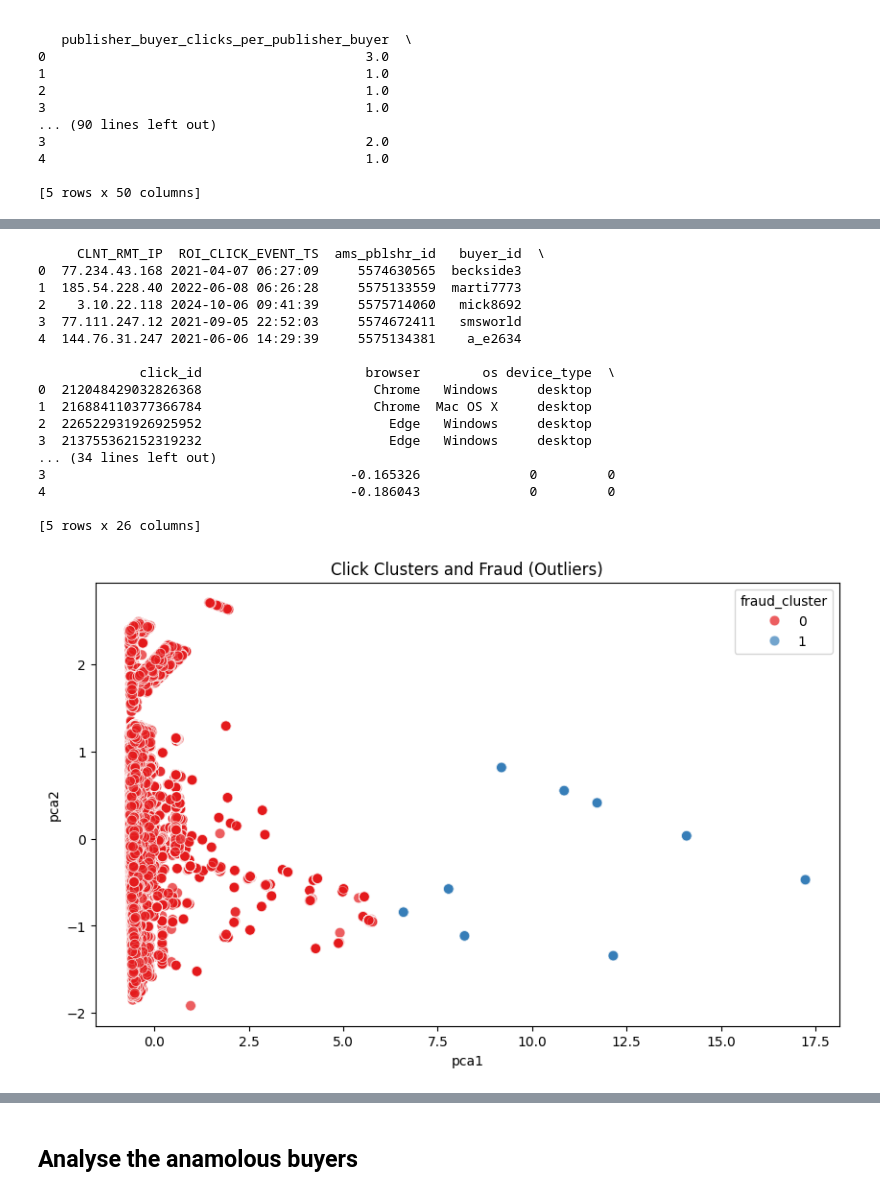
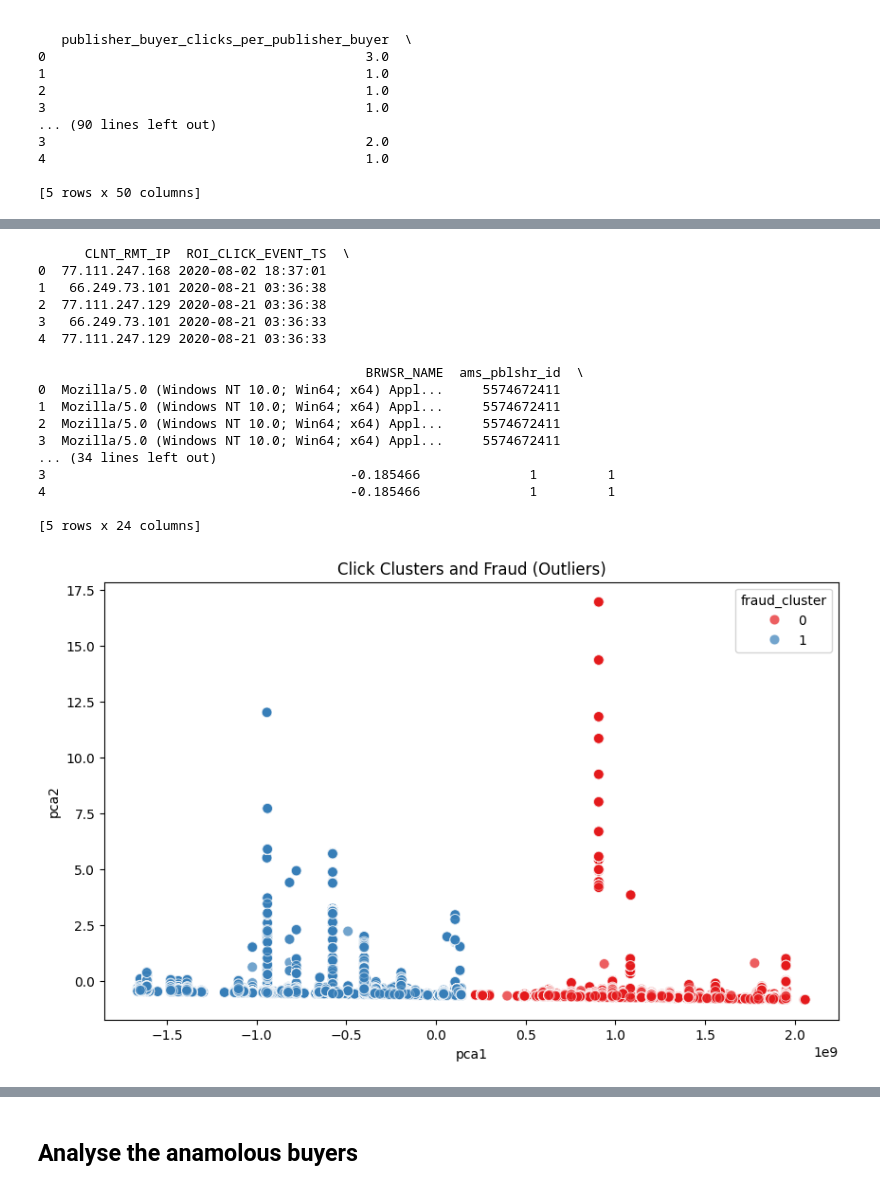
Before and after one commit to UtkarshS20/vpn_annotator, a Jupyter notebook: notebooks/model_training.ipynb, the cells around one changed output, grey strips where cells are left out. Drawn from its saved outputs; the diff is of its cells as text; code cells hidden in the pictures.

```diff
--- a/notebooks/model_training.ipynb
+++ b/notebooks/model_training.ipynb
@@ -142,4 +107,4 @@ test_df_pandas.to_csv('../data/csv/test_set.csv', index=False)
 # %%
 import pandas as pd
 
-df = pd.read_csv('../data/csv/train_set.csv')
+df = pd.read_csv('../data/csv/data.csv')
@@ -580,22 +590,15 @@ Index(['CLNT_RMT_IP', 'ROI_CLICK_EVENT_TS', 'ams_pblshr_id', 'buyer_id',
 # %%
-cols = ['ip_as_int', 'year', 'month', 'day', 'hour', 'minute',
-       'second', 'day_of_week', 'click_count_CLNT_RMT_IP',
-       'click_count_ams_pblshr_id', 'click_count_buyer_id',
-       'click_count_CLNT_RMT_IP+ams_pblshr_id',
-       'click_count_CLNT_RMT_IP+buyer_id',
-       'click_count_ams_pblshr_id+buyer_id',
-       'click_count_CLNT_RMT_IP+ams_pblshr_id+buyer_id', 'browser_Chrome',
-       'browser_Chrome Mobile', 'browser_Edge', 'browser_Facebook',
-       'browser_Firefox', 'browser_Google', 'browser_Mobile Safari',
-       'browser_Mobile Safari UI/WKWebView', 'browser_Opera', 'browser_Other',
-       'browser_Safari', 'browser_Samsung Internet', 'os_Android',
-       'os_Chrome OS', 'os_Linux', 'os_Mac OS X', 'os_Other', 'os_Ubuntu',
-       'os_Windows', 'os_iOS']
-feature_df = df_encoded[cols]
+
 
 # 'device_type_desktop', 'device_type_mobile',
 #        'device_type_other', 'device_type_tablet'
-
+# 'browser_Chrome',
+#        'browser_Chrome Mobile', 'browser_Edge', 'browser_Facebook',
+#        'browser_Firefox', 'browser_Google', 'browser_Mobile Safari',
+#        'browser_Mobile Safari UI/WKWebView', 'browser_Opera', 'browser_Other',
+#        'browser_Safari', 'browser_Samsung Internet', 'os_Android',
+#        'os_Chrome OS', 'os_Linux', 'os_Mac OS X', 'os_Other', 'os_Ubuntu',
+#        'os_Windows', 'os_iOS'
 import pandas as pd
 import numpy as np
 from sklearn.preprocessing import StandardScaler
@@ -616,54 +619,54 @@ numeric_columns_imputed = imputer.fit_transform(numeric_columns)
 numeric_columns_imputed = pd.DataFrame(numeric_columns_imputed, columns=numeric_columns.columns)
 
 # Step 4: Standardize the numeric features
-# scaler = StandardScaler()
-# scaled_features = scaler.fit_transform(numeric_columns_imputed)
+scaler = StandardScaler()
+scaled_features = scaler.fit_transform(numeric_columns_imputed)
 
 # Step 5: Apply KMeans for clustering
 kmeans = KMeans(n_clusters=2)  # Specify number of clusters
-kmeans_labels = kmeans.fit_predict(scaled_features)
+kmeans_labels = kmeans.fit_predict(numeric_columns_imputed)
 numeric_columns_imputed['fraud_cluster'] = kmeans_labels
 
 # Step 6: Mark fraud (cluster outliers) based on the cluster label
 numeric_columns_imputed['is_fraud'] = numeric_columns_imputed['fraud_cluster'].apply(lambda x: 1 if x == 1 else 0)
 
 # Step 7: Combine the features dataframe with the original dataframe
 # Ensure we're only combining with the rows that were imputed (those that match numeric_columns_imputed)
 df_with_features = df.loc[numeric_columns_imputed.index]  # This ensures indices match
 df_with_features = pd.concat([df_with_features, numeric_columns_imputed], axis=1)
 
 # Step 8: Display the results
-print(df_with_features.head())  # Display first few rows
+# print(df_with_features.head())  # Display first few rows
 
 # Step 9: Visualize the clustering result using PCA
 pca = PCA(n_components=2)
-reduced_features = pca.fit_transform(scaled_features)
+reduced_features = pca.fit_transform(numeric_columns_imputed)
 
 # Add PCA components to the dataframe for visualization
 df_with_features['pca1'] = reduced_features[:, 0]
 df_with_features['pca2'] = reduced_features[:, 1]
 
 # Plot the results
 plt.figure(figsize=(10, 6))
 sns.scatterplot(data=df_with_features, x='pca1', y='pca2', hue='fraud_cluster', palette='Set1', s=60, alpha=0.7)
 plt.title('Click Clusters and Fraud (Outliers)')
 plt.show()
 # %% [output]
-     CLNT_RMT_IP  ROI_CLICK_EVENT_TS  ams_pblshr_id   buyer_id  \
-0  77.234.43.168 2021-04-07 06:27:09     5574630565  beckside3
-1  185.54.228.40 2022-06-08 06:26:28     5575133559  marti7773
-2    3.10.22.118 2024-10-06 09:41:39     5575714060   mick8692
-3  77.111.247.12 2021-09-05 22:52:03     5574672411   smsworld
-4  144.76.31.247 2021-06-06 14:29:39     5575134381    a_e2634
+      CLNT_RMT_IP  ROI_CLICK_EVENT_TS  \
+0  77.111.247.168 2020-08-02 18:37:01
+1   66.249.73.101 2020-08-21 03:36:38
+2  77.111.247.129 2020-08-21 03:36:38
+3   66.249.73.101 2020-08-21 03:36:33
+4  77.111.247.129 2020-08-21 03:36:33
 
-             click_id                     browser        os device_type  \
-0  212048429032826368                      Chrome   Windows     desktop
-1  216884110377366784                      Chrome  Mac OS X     desktop
-2  226522931926925952                        Edge   Windows     desktop
-3  213755362152319232                        Edge   Windows     desktop
+                                          BRWSR_NAME  ams_pblshr_id  \
+0  Mozilla/5.0 (Windows NT 10.0; Win64; x64) Appl...     5574672411
+1  Mozilla/5.0 (Windows NT 10.0; Win64; x64) Appl...     5574672411
+2  Mozilla/5.0 (Windows NT 10.0; Win64; x64) Appl...     5574672411
+3  Mozilla/5.0 (Windows NT 10.0; Win64; x64) Appl...     5574672411
 ... (34 lines left out)
-3                                       -0.165326              0         0
-4                                       -0.186043              0         0
+3                                       -0.185466              1         1
+4                                       -0.185466              1         1
 
-[5 rows x 26 columns]
+[5 rows x 24 columns]
-[figure, old version]
+[figure, new version]
```
Also changed, not shown: parts of 25 cells of this notebook, 2 other files.
